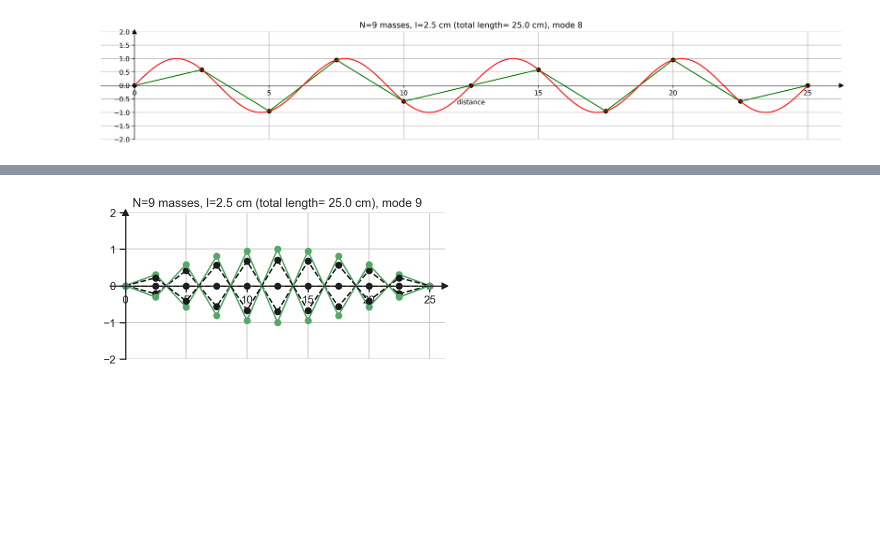
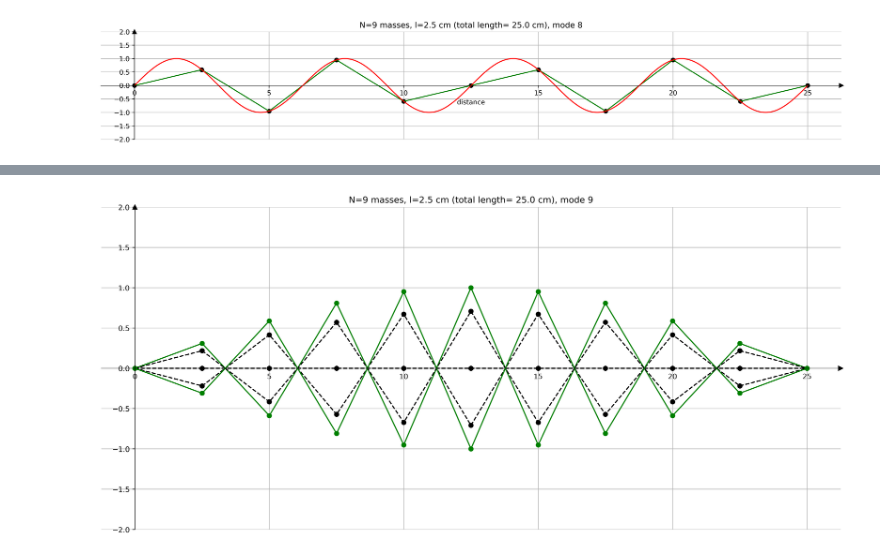
Before and after one commit to pwittich/cu_phys2218, a Jupyter notebook: lec06_plots.ipynb, the cells around one changed output, grey strips where cells are left out. Drawn from its saved outputs; the diff is of its cells as text; code cells hidden in the pictures; blank space fills up the shorter version.

```diff
--- a/lec06_plots.ipynb
+++ b/lec06_plots.ipynb
@@ -106,29 +105,29 @@ ValueError: unknown file extension: .mp4
 # %%
 n=9
 N=9
 pvals, cc = get_cvals(l, N, n)
 pvals = pvals * l
 plt.grid(True)
 plt.title("N=%d masses, l=%3.1f cm (total length=%5.1f cm), mode %d" % (N, l, l*(N+1),n))
 plt.plot(pvals, cc, 'go-')
 cc2 = cc * math.cos(0.25*math.pi)
 plt.plot(pvals, cc2, 'ko--')
 cc3 = cc * math.cos(0.5*math.pi)
 plt.plot(pvals, cc3, 'ko--')
 cc4 = cc * math.cos(0.75*math.pi)
 plt.plot(pvals, cc4, 'ko--')
 
 plt.plot(pvals, -cc, 'go-')
 
 
 plt.gca().set_aspect(3)
 #plt.xlabel("distance")
 plt.ylim(-2.0, 2.0)
 
 
 #plt.ylabel("Max Amplitude (cm)")
-ugh.ugh()
+axes()
 
 plt.savefig("lec05_osc_n%dN%d.pdf" % (n, N))
 # %% [output]
-[figure, old version]
+[figure, new version]
```
Also changed, not shown: parts of 1 cell of this notebook, 6 other files.
